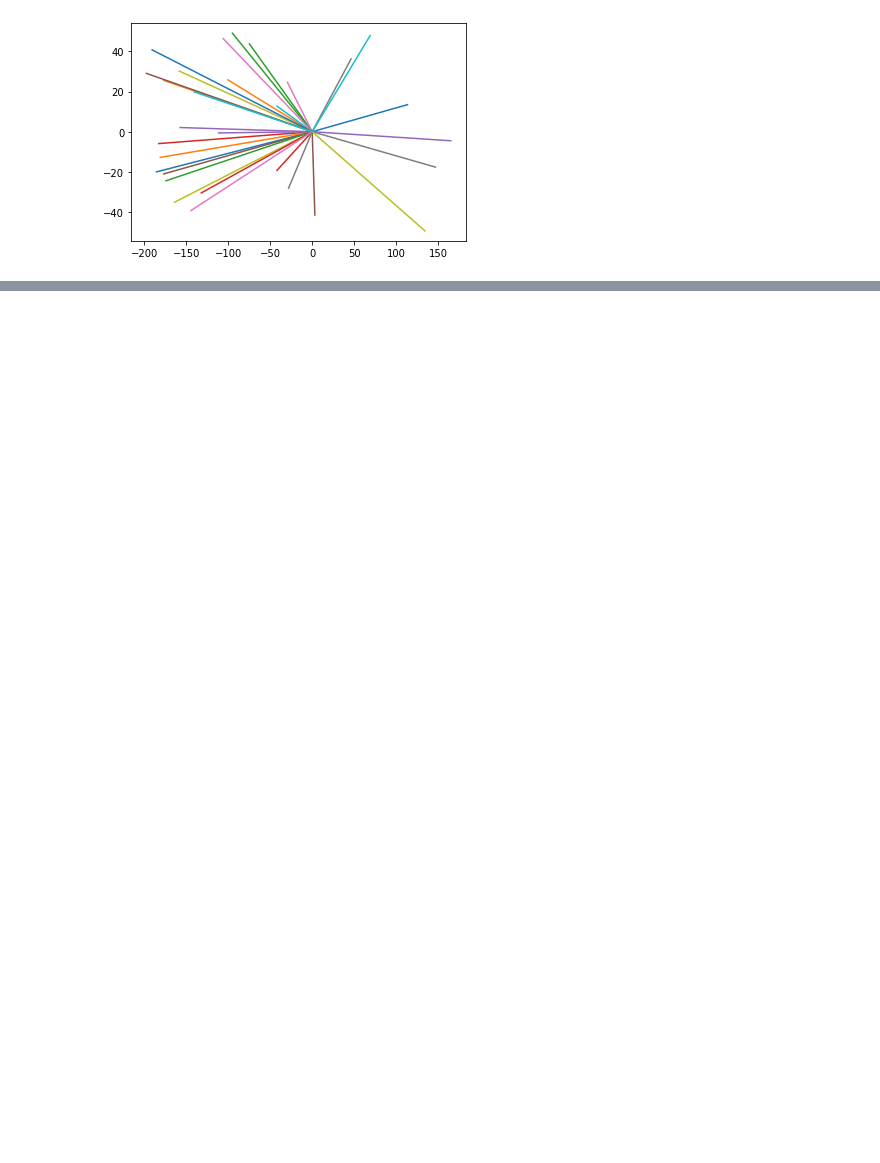
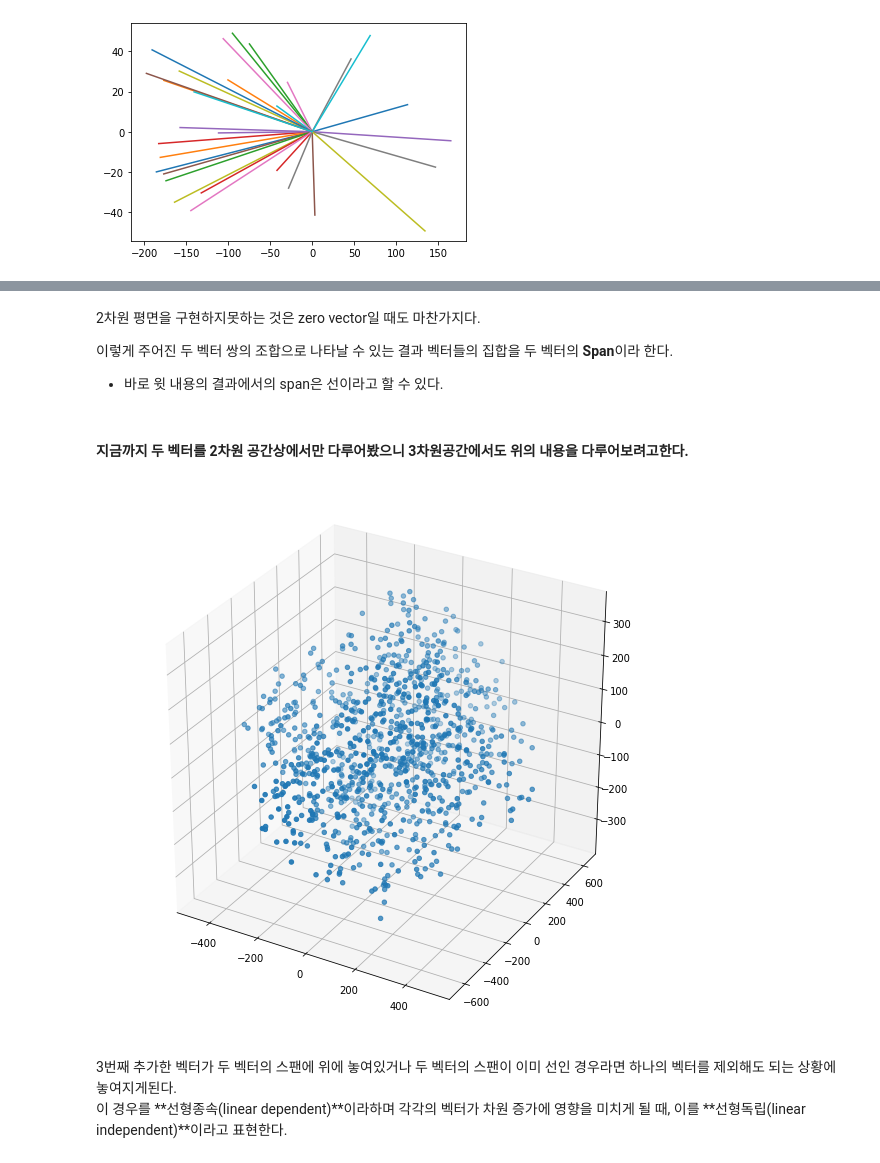
Before and after one commit to platypus46/LinearAlgebra, a Jupyter notebook: Span_BasisVectors.ipynb, the cells around one changed output, grey strips where cells are left out. Saved outputs shown, nothing was run; the diff lists cells and outputs as text; code cells hidden in the pictures; blank space fills up the shorter version.

```diff
--- a/Span_BasisVectors.ipynb
+++ b/Span_BasisVectors.ipynb
@@ -48,0 +110,41 @@ plt.show()
+# %% [markdown]
+2차원 평면을 구현하지못하는 것은 zero vector일 때도 마찬가지다.
+
+이렇게 주어진 두 벡터 쌍의 조합으로 나타날 수 있는 결과 벡터들의 집합을 두 벡터의 **Span**이라 한다.
+- 바로 윗 내용의 결과에서의 span은 선이라고 할 수 있다.
+# %% [markdown]
+#### 지금까지 두 벡터를 2차원 공간상에서만 다루어봤으니 3차원공간에서도 위의 내용을 다루어보려고한다.
+# %%
+from mpl_toolkits.mplot3d import Axes3D
+
+v=np.array([-3,5,2])
+w=np.array([4,7,3])
+u=np.array([4,2,-3])
+
+x=[]
+y=[]
+z=[]
+
+for i in range(1000):
+    scale1=np.random.uniform(-50,50)
+    scale2=np.random.uniform(-50,50)
+    scale3=np.random.uniform(-50,50)
+
+    new_vector=scale1*v+scale2*w+scale3*u
+
+    x.append(new_vector[0])
+    y.append(new_vector[1])
+    z.append(new_vector[2])
+
+
+fig = plt.figure(figsize=(10, 10))
+ax = fig.add_subplot(111, projection='3d')
+
+ax.scatter(x, y,z,  marker='o', s=20)
+plt.show()
+# %% [output]
+[figure, added]
+# %% [markdown]
+3번째 추가한 벡터가 두 벡터의 스팬에 위에 놓여있거나 두 벡터의 스팬이 이미 선인 경우라면 하나의 벡터를 제외해도 되는 상황에 놓여지게된다.
+<br/>
+이 경우를 **선형종속(linear dependent)**이라하며 각각의 벡터가 차원 증가에 영향을 미치게 될 때, 이를 **선형독립(linear independent)**이라고 표현한다.
```
Also changed, not shown: parts of 8 cells of this notebook.
